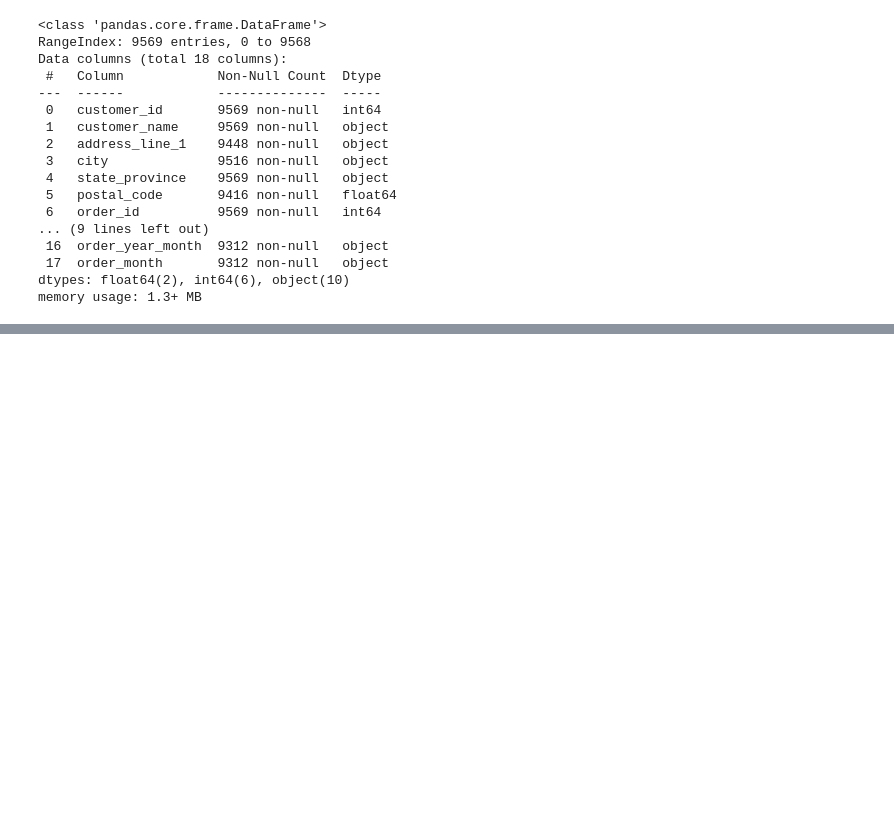
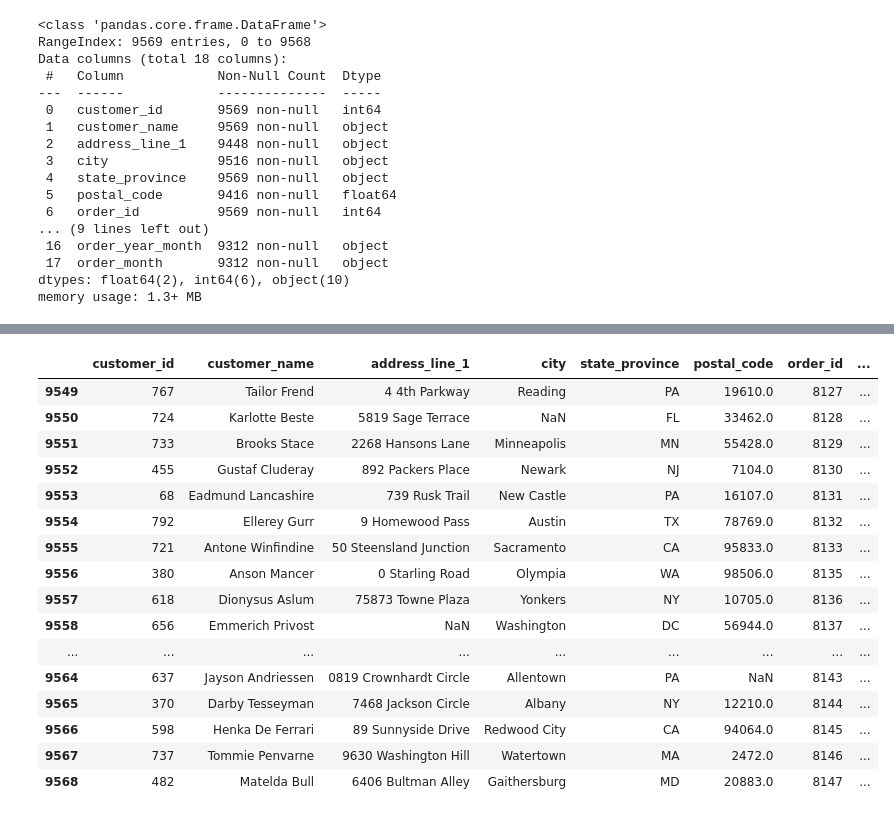
Before and after one commit to ckesmay/is4487, a Jupyter notebook: Module2_Script_v1_2.ipynb, the cells around one changed output, grey strips where cells are left out. Cells and saved outputs as stored; diff of their text form; code cells hidden in the pictures; blank space fills up the shorter version.

```diff
--- a/Module2_Script_v1_2.ipynb
+++ b/Module2_Script_v1_2.ipynb
@@ -236,0 +204,20 @@ df['product_price'].hist(bins =30)
+# %%
+df.tail(20)
+# %% [output]
+|  | customer_id | customer_name | address_line_1 | city | state_province | postal_code | order_id | ... |
+| 9549 | 767 | Tailor Frend | 4 4th Parkway | Reading | PA | 19610.0 | 8127 | ... |
+| 9550 | 724 | Karlotte Beste | 5819 Sage Terrace | NaN | FL | 33462.0 | 8128 | ... |
+| 9551 | 733 | Brooks Stace | 2268 Hansons Lane | Minneapolis | MN | 55428.0 | 8129 | ... |
+| 9552 | 455 | Gustaf Cluderay | 892 Packers Place | Newark | NJ | 7104.0 | 8130 | ... |
+| 9553 | 68 | Eadmund Lancashire | 739 Rusk Trail | New Castle | PA | 16107.0 | 8131 | ... |
+| 9554 | 792 | Ellerey Gurr | 9 Homewood Pass | Austin | TX | 78769.0 | 8132 | ... |
+| 9555 | 721 | Antone Winfindine | 50 Steensland Junction | Sacramento | CA | 95833.0 | 8133 | ... |
+| 9556 | 380 | Anson Mancer | 0 Starling Road | Olympia | WA | 98506.0 | 8135 | ... |
+| 9557 | 618 | Dionysus Aslum | 75873 Towne Plaza | Yonkers | NY | 10705.0 | 8136 | ... |
+| 9558 | 656 | Emmerich Privost | NaN | Washington | DC | 56944.0 | 8137 | ... |
+| ... | ... | ... | ... | ... | ... | ... | ... | ... |
+| 9564 | 637 | Jayson Andriessen | 0819 Crownhardt Circle | Allentown | PA | NaN | 8143 | ... |
+| 9565 | 370 | Darby Tesseyman | 7468 Jackson Circle | Albany | NY | 12210.0 | 8144 | ... |
+| 9566 | 598 | Henka De Ferrari | 89 Sunnyside Drive | Redwood City | CA | 94064.0 | 8145 | ... |
+| 9567 | 737 | Tommie Penvarne | 9630 Washington Hill | Watertown | MA | 2472.0 | 8146 | ... |
+| 9568 | 482 | Matelda Bull | 6406 Bultman Alley | Gaithersburg | MD | 20883.0 | 8147 | ... |
```
Also changed, not shown: parts of 17 cells of this notebook.
